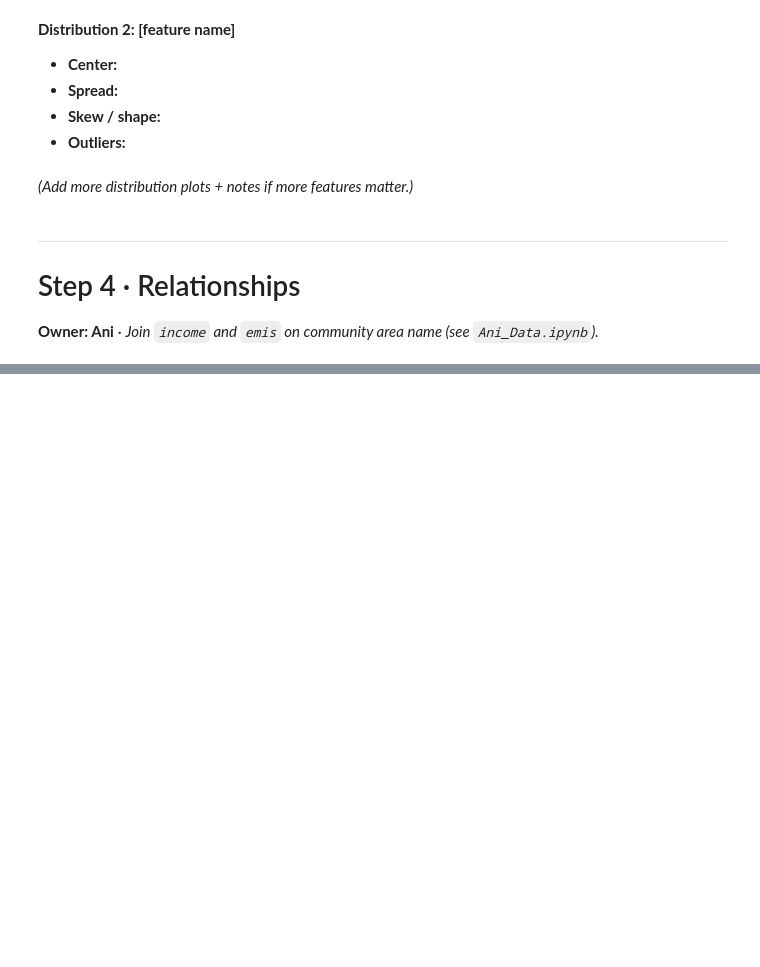
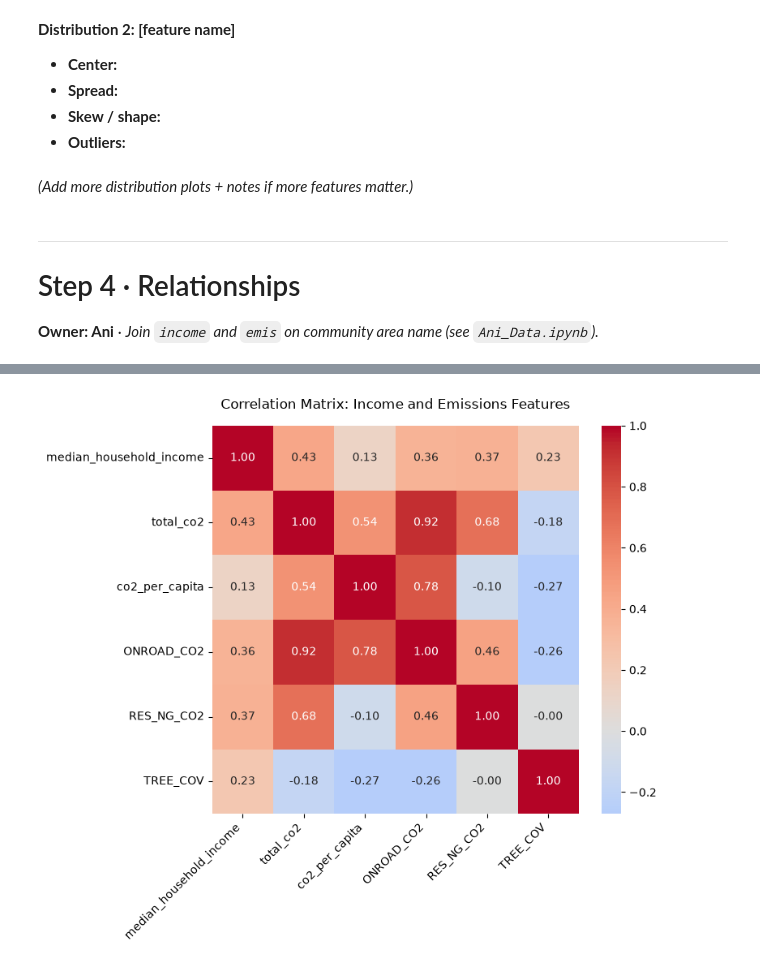
Before and after one commit to doctorplatypus/Socioeconomic-Health-Disparities, a Jupyter notebook: eda.ipynb, the cells around one changed output, grey strips where cells are left out. Saved outputs shown, nothing was run; the diff lists cells and outputs as text; code cells hidden in the pictures; blank space fills up the shorter version.

```diff
--- a/eda.ipynb
+++ b/eda.ipynb
@@ -520,9 +655,16 @@ plt.show()
 # %%
 # R3: scatter / subgroup comparison / time series / correlation matrix. Label axes at a readable size.
 # Watch for overplotting and remember: correlation != causation.
-fig, ax = plt.subplots(figsize=(7, 5))
-ax.set_xlabel("")
-ax.set_ylabel("")
-ax.set_title("")
+fig, ax = plt.subplots(figsize=(8, 7))
+
+corr_cols = ["median_household_income", "total_co2", "co2_per_capita", "ONROAD_CO2", "RES_NG_CO2", "TREE_COV"]
+corr_matrix = merged.select(corr_cols).to_pandas().corr()
+
+sns.heatmap(corr_matrix, annot=True, fmt=".2f", cmap="coolwarm", center=0, ax=ax)
+ax.set_xticklabels(ax.get_xticklabels(), rotation=45, ha="right")
+ax.set_title("Correlation Matrix: Income and Emissions Features", pad=15)
+plt.tight_layout()
 plt.show()
+# %% [output]
+[figure, added]
 # %% [markdown]
```
Also changed, not shown: parts of 18 cells of this notebook.
